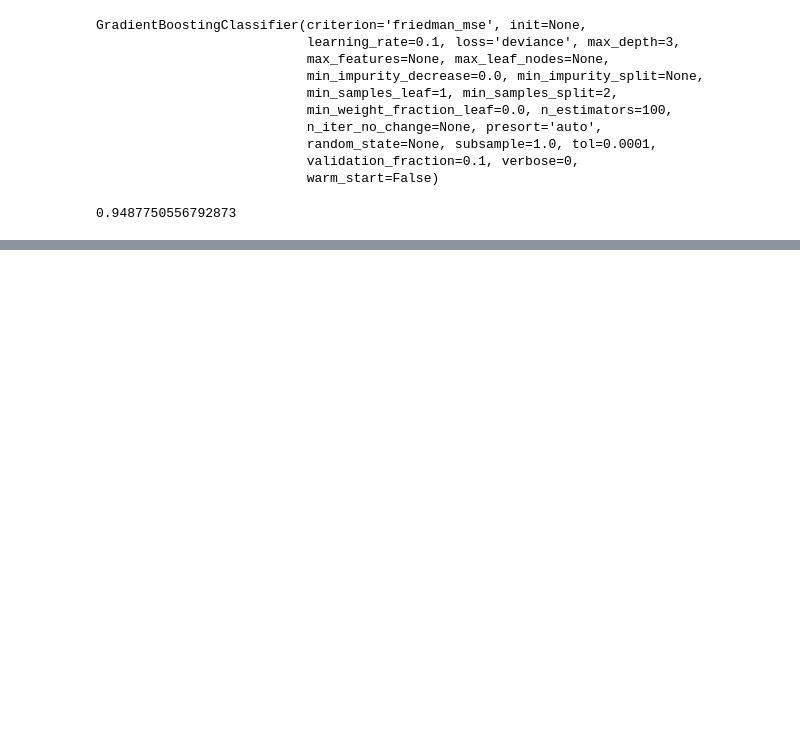
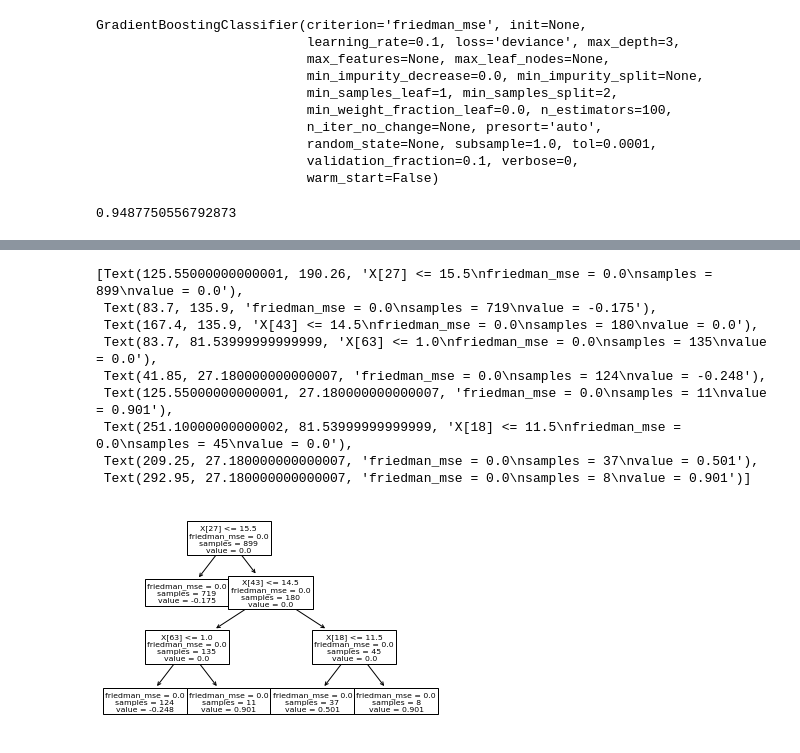
Before and after one commit to alberthsu-0918/4th-ML100Days, a Jupyter notebook: homework/Day_046_HW.ipynb, the cells around one changed output, grey strips where cells are left out. Drawn from its saved outputs; the diff is of its cells as text; code cells hidden in the pictures; blank space fills up the shorter version.

```diff
--- a/homework/Day_046_HW.ipynb
+++ b/homework/Day_046_HW.ipynb
@@ -38,0 +89,13 @@ print(accuracy)
+# %%
+tree.plot_tree(clfGB.estimators_[97][1])
+# %% [output]
+[Text(125.55000000000001, 190.26, 'X[27] <= 15.5\nfriedman_mse = 0.0\nsamples = 899\nvalue = 0.0'),
+ Text(83.7, 135.9, 'friedman_mse = 0.0\nsamples = 719\nvalue = -0.175'),
+ Text(167.4, 135.9, 'X[43] <= 14.5\nfriedman_mse = 0.0\nsamples = 180\nvalue = 0.0'),
+ Text(83.7, 81.53999999999999, 'X[63] <= 1.0\nfriedman_mse = 0.0\nsamples = 135\nvalue = 0.0'),
+ Text(41.85, 27.180000000000007, 'friedman_mse = 0.0\nsamples = 124\nvalue = -0.248'),
+ Text(125.55000000000001, 27.180000000000007, 'friedman_mse = 0.0\nsamples = 11\nvalue = 0.901'),
+ Text(251.10000000000002, 81.53999999999999, 'X[18] <= 11.5\nfriedman_mse = 0.0\nsamples = 45\nvalue = 0.0'),
+ Text(209.25, 27.180000000000007, 'friedman_mse = 0.0\nsamples = 37\nvalue = 0.501'),
+ Text(292.95, 27.180000000000007, 'friedman_mse = 0.0\nsamples = 8\nvalue = 0.901')]
+[figure, added]
```
Also changed, not shown: parts of 3 cells of this notebook, 1 other file.
